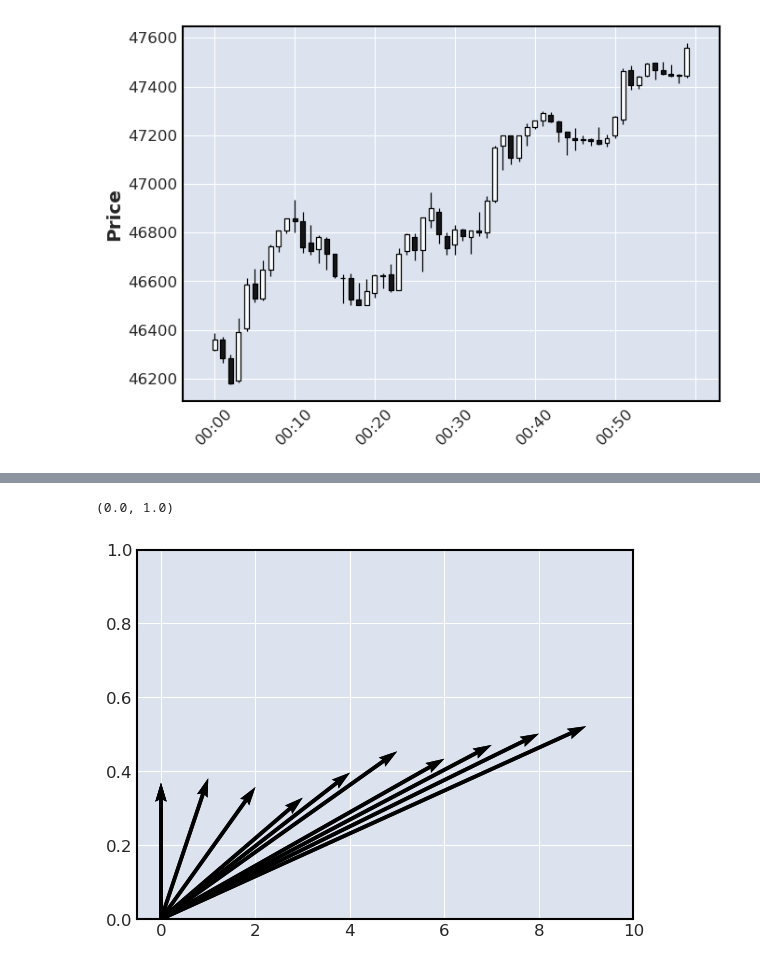
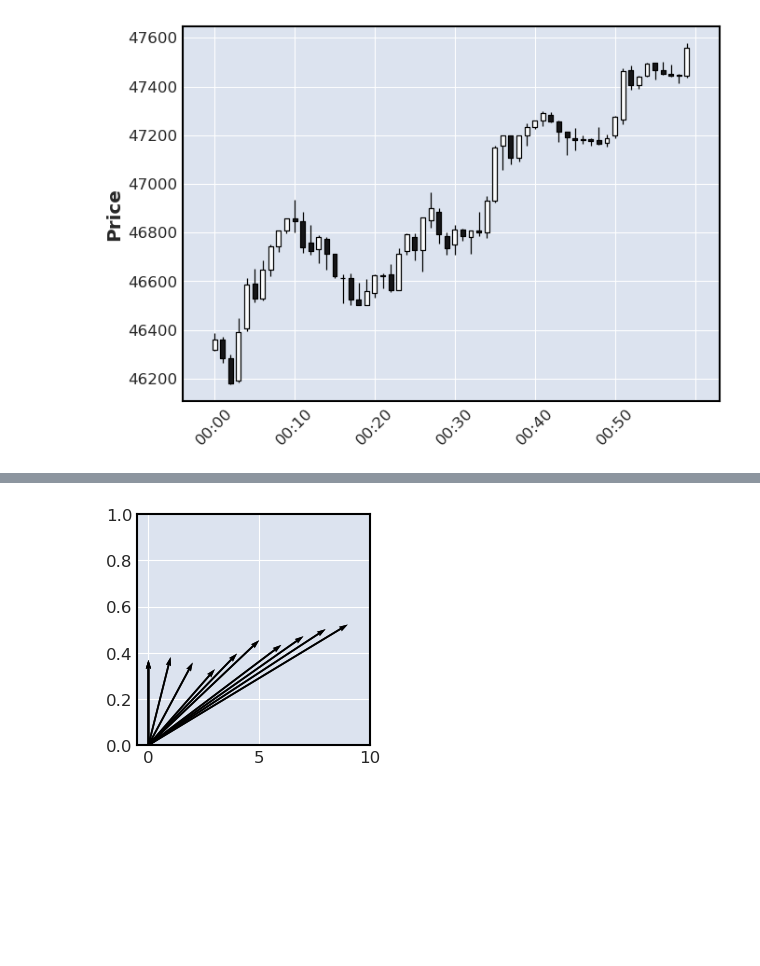
Before and after one commit to finn96/gramian-angular-fields-ohlc, a Jupyter notebook: gramian-angular-field-transform.ipynb, the cells around one changed output, grey strips where cells are left out. Saved outputs shown, nothing was run; the diff lists cells and outputs as text; code cells hidden in the pictures; blank space fills up the shorter version.

```diff
--- a/gramian-angular-field-transform.ipynb
+++ b/gramian-angular-field-transform.ipynb
@@ -50,18 +50,18 @@ sample = normed_series.T[:60].T
 # %%
 origin = [0,0]
 X, Y = zip(origin, origin)
 data = np.array([0, sample[0][0]])
-ax = plt.subplot(111)
+fig = plt.figure(figsize=(3,3))
+ax = fig.add_subplot(111)
 for i in range(10):
     vec = np.array([i, sample[0][i]])
     ax.quiver(X, Y, *vec, angles='xy', scale_units='xy', scale=1)
 
 ax.quiver(X, Y, *data,angles='xy', scale_units='xy', scale=1)
 ax.set_xlim(-0.5,10)
-ax.set_ylim(0, 1)
+_ =ax.set_ylim(0, 1)
 # %% [output]
-(0.0, 1.0)
-[figure, old version]
+[figure, new version]
 # %%
 polar_sample = np.arccos(sample.T).T
 r = np.arange(0, 1, 1/len(polar_sample[0]) )
```
Also changed, not shown: parts of 16 cells of this notebook.
